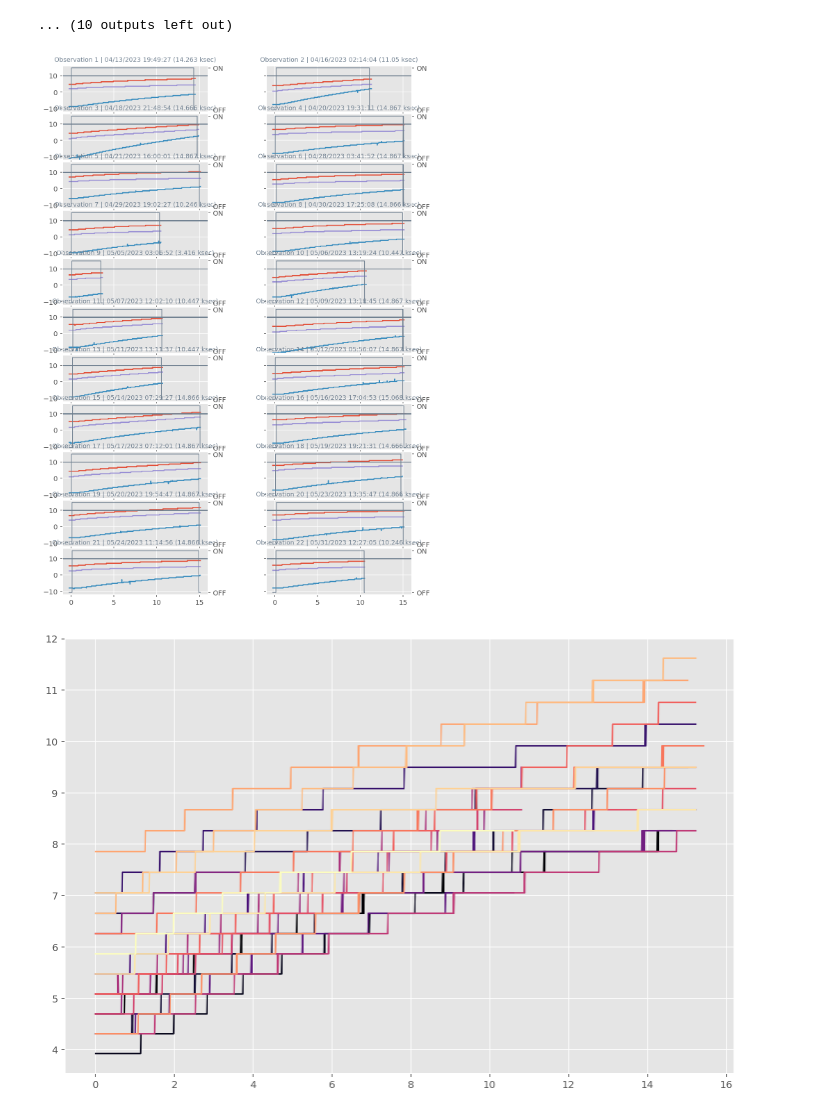
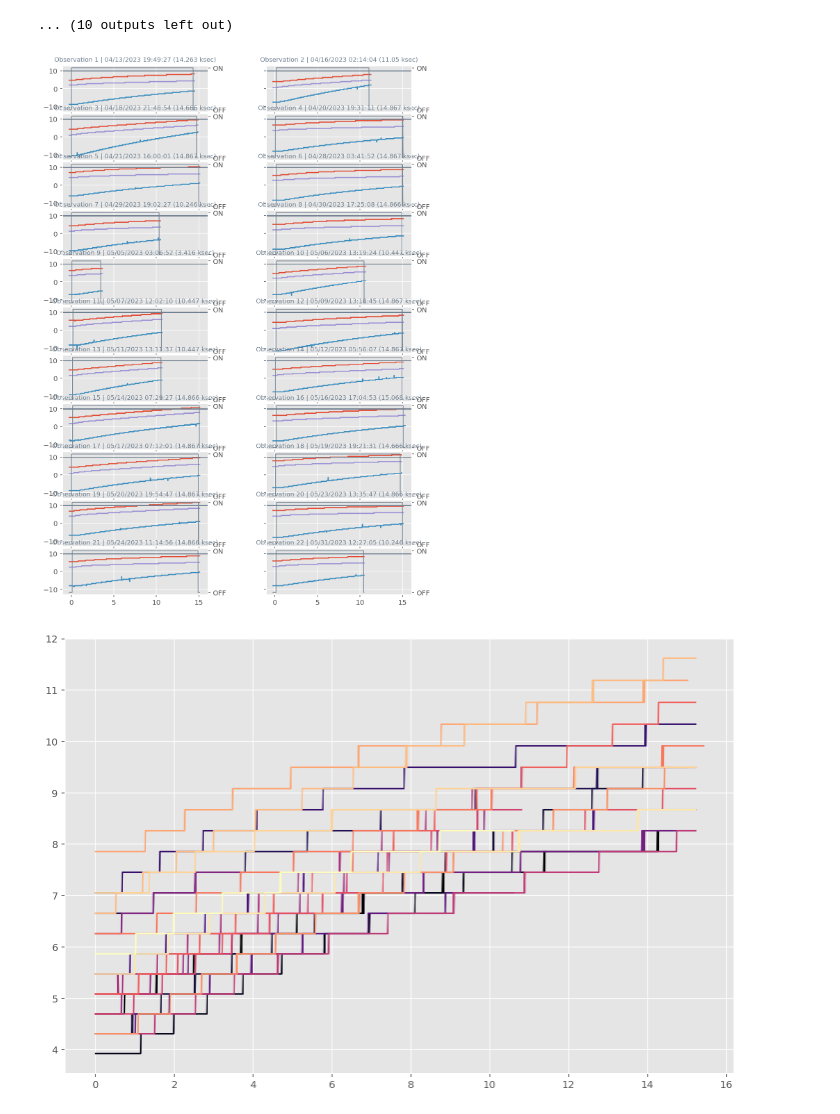
Before and after one commit to hrcops/hrcsentinel, a Jupyter notebook: hrcsentinel/plot_latest_hrcobservations.ipynb, the cells around one changed output. Drawn from its saved outputs; the diff is of its cells as text; code cells hidden in the pictures.

```diff
--- a/hrcsentinel/plot_latest_hrcobservations.ipynb
+++ b/hrcsentinel/plot_latest_hrcobservations.ipynb
@@ -130,7 +126,7 @@ for i, interval in enumerate(start_stop_times):
     # ax.axhline(12)
 
     ax2 = ax.twinx()
-    ax2.plot((power_states['215PCAST'].times - tstart) / 1000, power_states['215PCAST'].vals, label=msid, color='slategray', linestyle='-', linewidth=1, alpha=1)
+    ax2.plot((power_states['215PCAST'].times - tstart) / 1000, power_states['215PCAST'].vals, label='215PCAST', color='slategray', linestyle='-', linewidth=1, alpha=1)
     ax2.grid(False)
 
     # ax.legend()
@@ -165,40 +161,42 @@ plt.subplots_adjust(wspace=0.4, hspace=0.05)
 for i, ax in enumerate(axs.flat):
 
     interval = start_stop_times[i]
 
     tstart = np.round(interval[0],0)
     tstop = np.round(interval[1],0)
 
     telem_padding = 240 # seconds before and after the power-off
 
     duration_in_ksec = (tstop - tstart) / 1000
 
     power_states = fetch.MSIDset(state_msids, start=tstart - telem_padding, stop=tstop + telem_padding,  filter_bad=False)
     telem = fetch.MSIDset(msidlist, start=tstart - telem_padding, stop=tstop + telem_padding,  filter_bad=False)
 
-    ax.plot((telem['2CEAHVPT'].times - tstart) / 1000, telem['2CEAHVPT'].vals, label='2CEAHVPT')
-    ax.plot((telem['2FHTRMZT'].times - tstart) / 1000, telem['2FHTRMZT'].vals, label='2FHTRMZT')
-    ax.plot((telem['2CHTRPZT'].times - tstart) / 1000, telem['2CHTRPZT'].vals, label='2CHTRPZT')
+    for msid in msidlist:
+        ax.plot((telem[msid].times - tstart) / 1000, telem[msid].vals, label=msid)
+    # ax.plot((telem['2CEAHVPT'].times - tstart) / 1000, telem['2CEAHVPT'].vals, label='2CEAHVPT')
+    # ax.plot((telem['2FHTRMZT'].times - tstart) / 1000, telem['2FHTRMZT'].vals, label='2FHTRMZT')
+    # ax.plot((telem['2CHTRPZT'].times - tstart) / 1000, telem['2CHTRPZT'].vals, label='2CHTRPZT')
 
     ax.axhline(10, color='slategray')
     # ax.axhline(12)
 
     ax2 = ax.twinx()
-    ax2.plot((power_states['215PCAST'].times - tstart) / 1000, power_states['215PCAST'].vals, label=msid, color='slategray', linestyle='-', linewidth=1, alpha=1)
+    ax2.plot((power_states['215PCAST'].times - tstart) / 1000, power_states['215PCAST'].vals, label='215PCAST', color='slategray', linestyle='-', linewidth=1, alpha=1)
     ax2.grid(False)
 
     # ax.legend()
 
-    ax.set_ylim(-12, 16)
-    ax.set_xlim(-1, 16)
+    # ax.set_ylim(-12, 16)
+    # ax.set_xlim(-1, 16)
 
     # ax.set_ylabel('Temperature (C)')
     # ax.set_xlabel('Observation duration (ksec)')
     ax.set_title(f'Observation {i+1} | {cxc2dt(tstart).strftime("%m/%d/%Y %H:%M:%S")} ({duration_in_ksec} ksec)', fontsize=9, color= 'slategray')
 
 plt.savefig('/Users/grant/Desktop/bigplot.pdf', dpi=300, bbox_inches='tight')
 # %% [output]
-[figure, old version]
+[figure, new version]
 # %%
 msidlist = ['2CEAHVPT']
 
```
Also changed, not shown: parts of 3 cells of this notebook, 8 other files.
